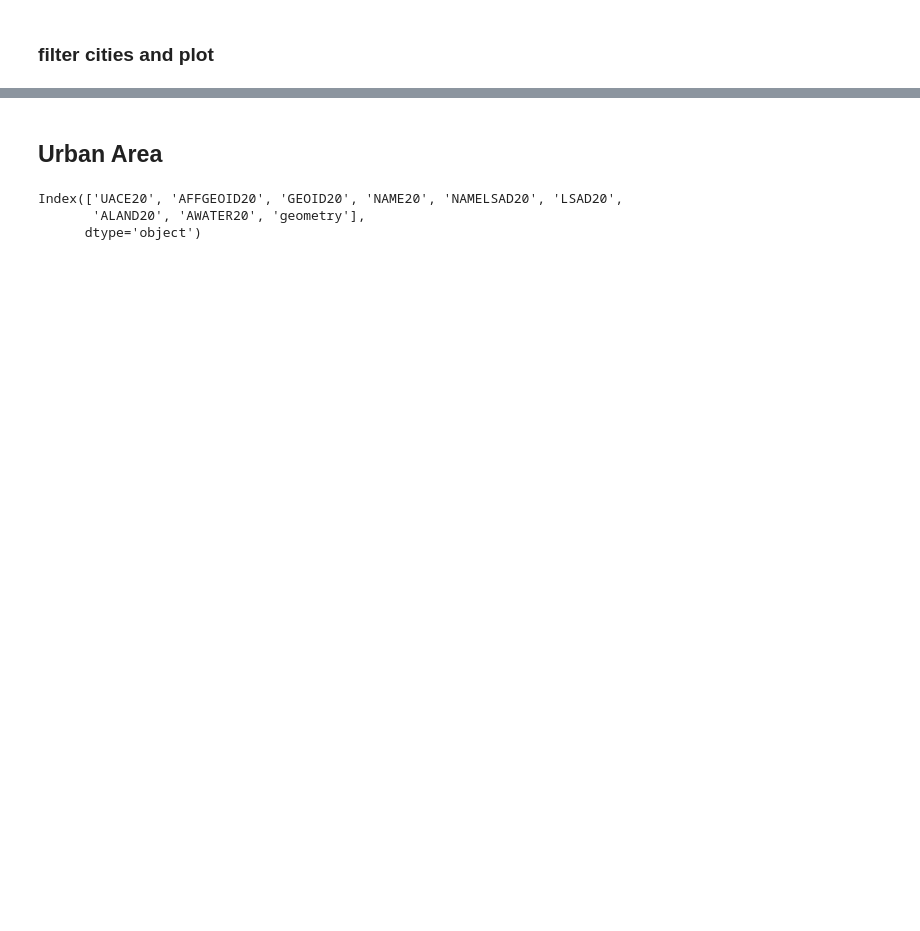
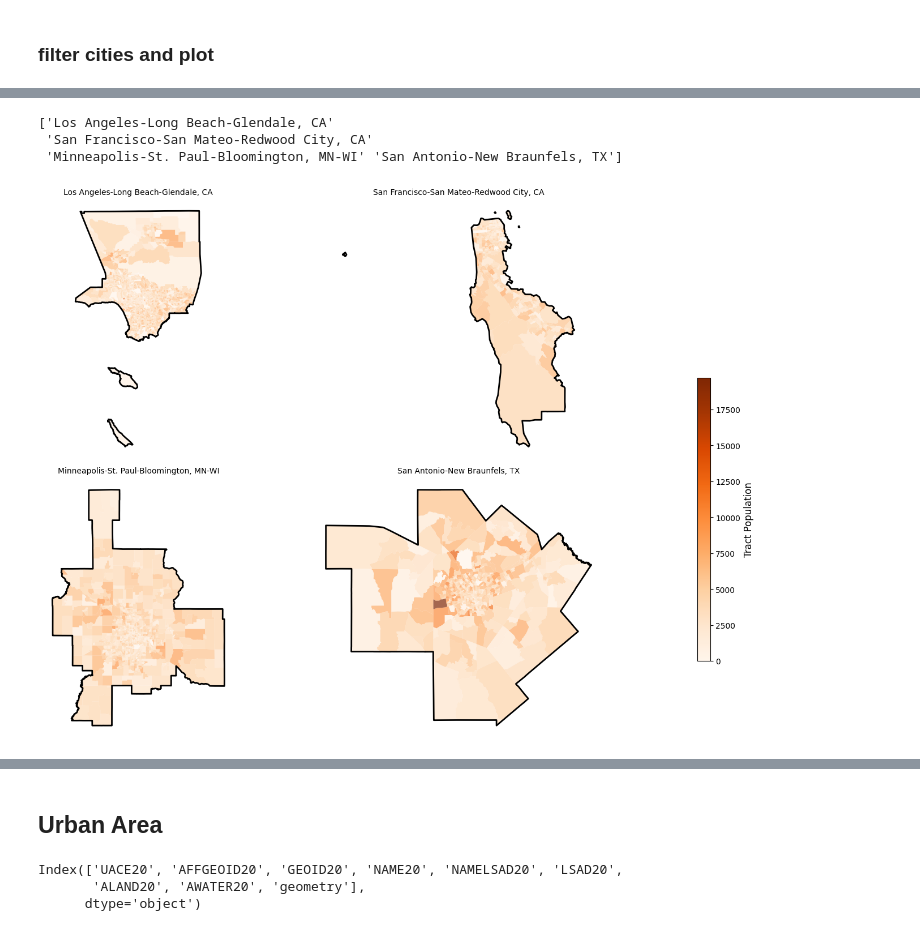
Before and after one commit to natcap/invest-mental-health, a Jupyter notebook: code/00a-aoi-urban-area.ipynb, the cells around one changed output, grey strips where cells are left out. Saved outputs shown, nothing was run; the diff lists cells and outputs as text; code cells hidden in the pictures; blank space fills up the shorter version.

```diff
--- a/code/00a-aoi-urban-area.ipynb
+++ b/code/00a-aoi-urban-area.ipynb
@@ -9,6 +9,7 @@ print("Current working directory:", cwd)
 
 # Define output path
 output_dir = os.path.join(cwd, "data", "aoi")
+dir_figure = os.path.join(cwd, "figures")
 # %% [output]
 Current working directory: d:\natcap\invest-mental-health
 # %%
@@ -155,0 +499,79 @@ plt.show()
+# %%
+# Unique urban area names
+urban_names = met_i['NAME_METRO'].unique()
+print(urban_names)
+n = len(urban_names)
+
+# 1. Calculate global min/max for the color scale
+vmin = met_i['pop_tract'].min()
+vmax = met_i['pop_tract'].max()
+
+
+# 2. Define layout
+# Define layout: adjust rows/cols based on n
+cols = 2
+rows = (n + cols - 1) // cols
+
+fig, axes = plt.subplots(rows, cols, figsize=(15, rows * 5))
+axes = axes.flatten()
+
+for i, name in enumerate(urban_names):
+    ax = axes[i]
+    subset = met_i[met_i['NAME_METRO'] == name]
+
+    subset.plot(column='pop_tract',
+                ax=ax,
+                cmap='Oranges',
+                vmin=vmin,            # Use global scale
+                vmax=vmax,
+                # edgecolor='gray',
+                # linewidth=0.1,
+                # legend=True,
+                legend=False,         # Hide individual legends
+                alpha=0.7)
+
+    metro_combined_metdiv_no_overlap[
+        metro_combined_metdiv_no_overlap['NAME_METRO'] == name
+        ].boundary.plot(ax=ax, color='black', linewidth=2)
+
+    ax.set_title(f"{name}", fontsize=10)
+    ax.axis('off')
+
+# Turn off any unused subplots
+for j in range(i + 1, len(axes)):
+    axes[j].axis('off')
+
+
+## (1) simple layout ----------------------------
+# plt.tight_layout()
+
+
+## (2) Add a single shared colorbar -------------
+from mpl_toolkits.axes_grid1 import make_axes_locatable
+import matplotlib.cm as cm
+import matplotlib.colorbar as cb
+
+# Create colorbar axis
+fig.subplots_adjust(right=0.9)
+cax = fig.add_axes([0.92, 0.15, 0.015, 0.5])  # [left, bottom, width, height]
+
+# Create scalar mappable
+sm = cm.ScalarMappable(cmap='Oranges', norm=plt.Normalize(vmin=vmin, vmax=vmax))
+sm._A = []  # dummy array for colorbar
+cbar = fig.colorbar(sm, cax=cax)
+cbar.set_label('Tract Population', fontsize=12)
+
+plt.tight_layout(rect=[0, 0, 0.9, 1])
+
+
+
+
+# 3. Save the figure
+f = os.path.join(dir_figure, "aoi_facets_metro_2020.png")
+plt.savefig(f, dpi=300)
+plt.show()
+# %% [output]
+['Los Angeles-Long Beach-Glendale, CA'
+ 'San Francisco-San Mateo-Redwood City, CA'
+ 'Minneapolis-St. Paul-Bloomington, MN-WI' 'San Antonio-New Braunfels, TX']
+[figure, added]
```
Also changed, not shown: parts of 40 cells of this notebook.
